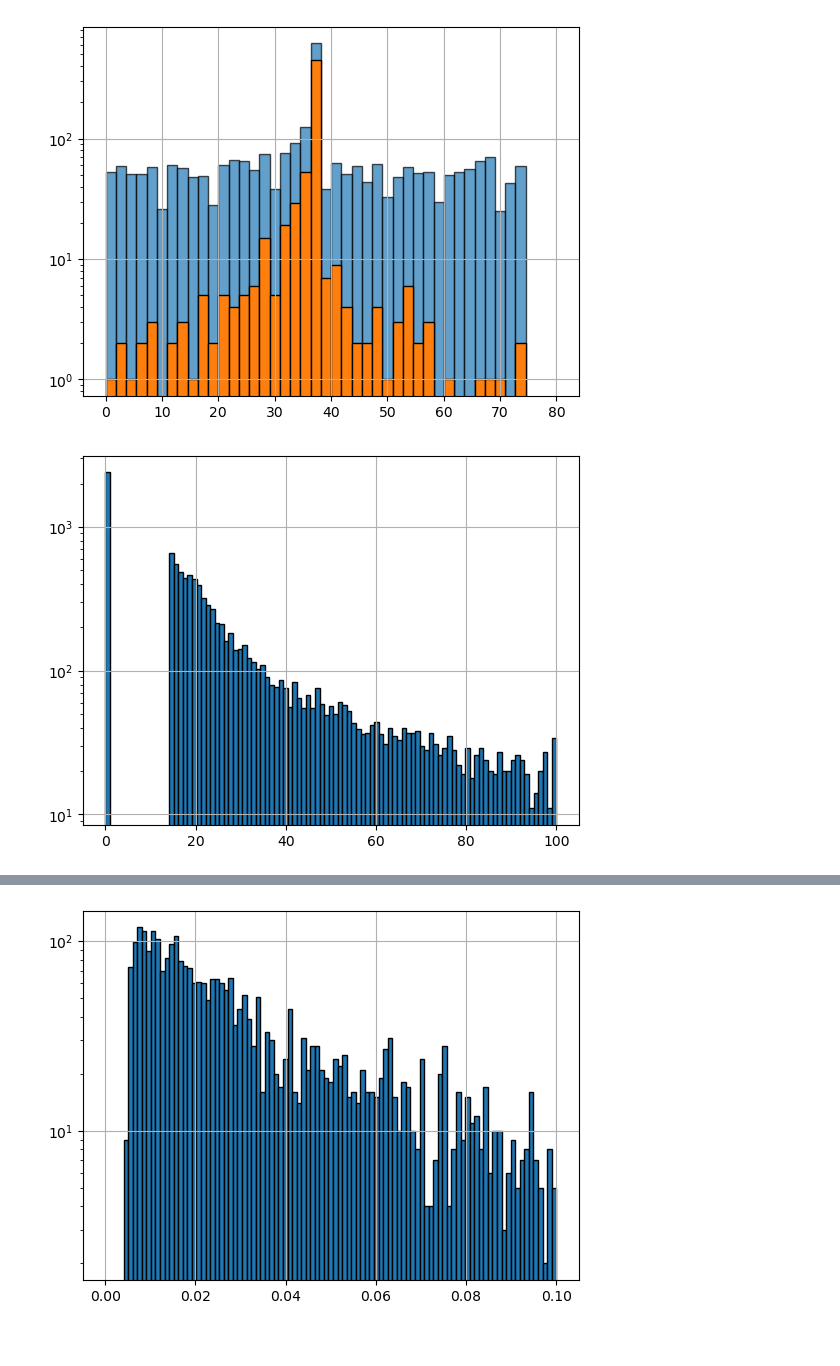
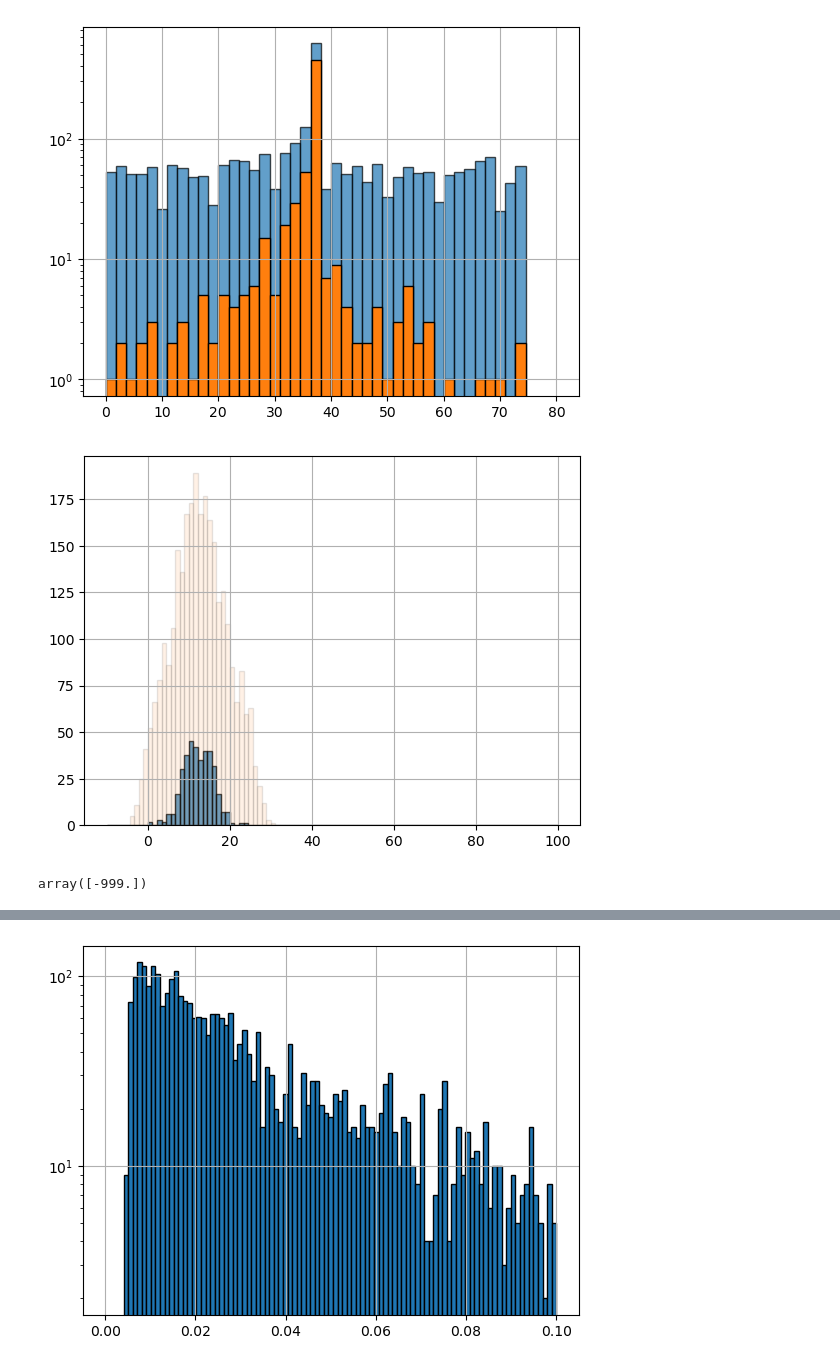
Before and after one commit to burmist-git/DBscan_on_simtel_data, a Jupyter notebook: stereo_rates.ipynb, the cells around one changed output, grey strips where cells are left out. Drawn from its saved outputs; the diff is of its cells as text; code cells hidden in the pictures.

```diff
--- a/stereo_rates.ipynb
+++ b/stereo_rates.ipynb
@@ -85,16 +85,21 @@ plt.show()
 # %% [output]
 [figure]
 # %%
-plt.hist(df['n_points'].values, bins=np.linspace(0, 100, num=100), edgecolor='black')
-
+plt.hist(df_300kHz['L3_iso_t_mean_LST1'].values/0.09, bins=np.linspace(-10, 100, num=100), edgecolor='black', alpha=0.7)
+plt.hist(df_268MHz['L3_iso_t_mean_LST1'].values/0.09, bins=np.linspace(-10, 100, num=100), edgecolor='black', alpha=0.1)
+#
 #df_g_t[df_g_t['n_pe']>10]['energy'].hist(bins=100,grid=True)
-
+#
 #plt.xlabel('energy, TeV')
 #plt.ylabel('')
 #plt.title('energy')
-plt.yscale('log')  # Set y-axis to logarithmic scale
+#plt.yscale('log')  # Set y-axis to logarithmic scale
 plt.grid(True)
 # Show the plot
 plt.show()
 # %% [output]
-[figure, old version]
+[figure, new version]
+# %%
+np.unique(df_268MHz['L3_cl_timeID_LST1'].values)
+# %% [output]
+array([-999.])
```
Also changed, not shown: parts of 2 cells of this notebook.
